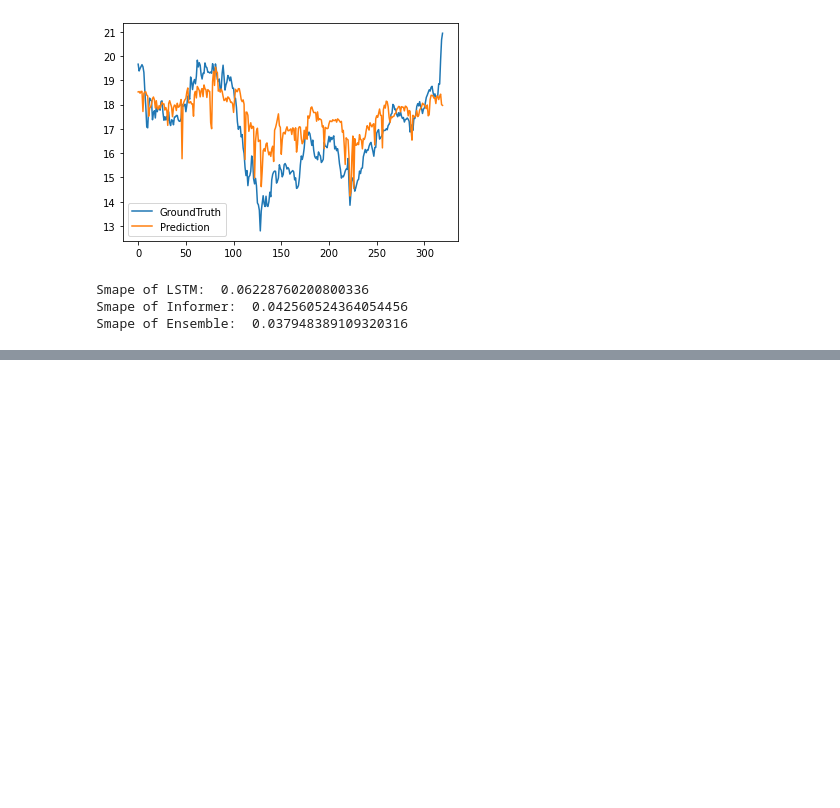
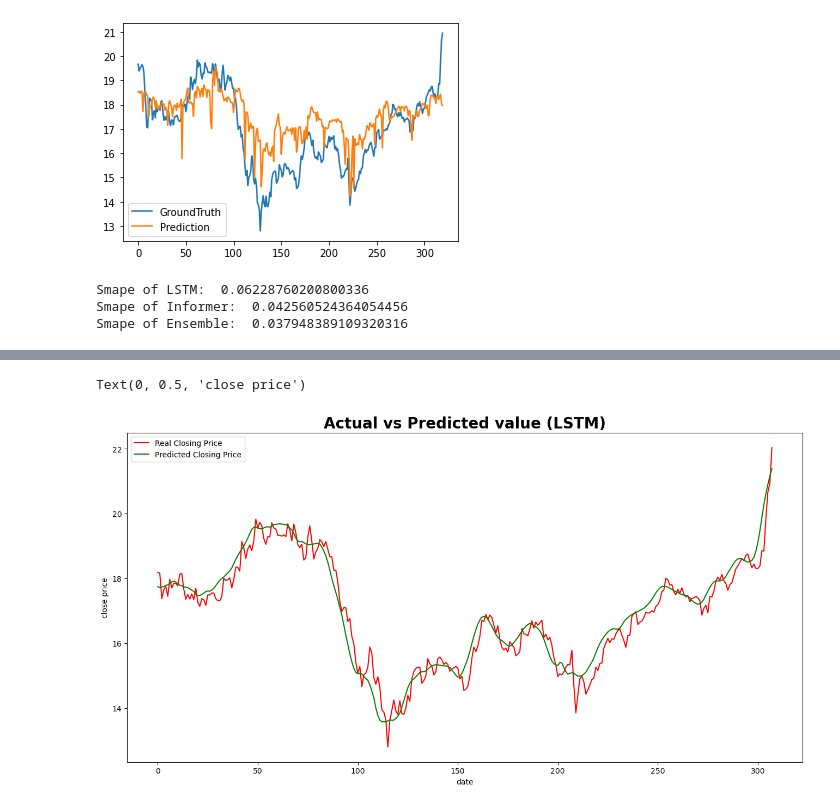
Before and after one commit to shanggao33/Data5703, a Jupyter notebook: Informer/bac_8col_fbsum_sentiment_3col@finbert_likes_sum_final/informer_bac_8col_fbsum_sentiment_3col.ipynb, the cells around one changed output, grey strips where cells are left out. Drawn from its saved outputs; the diff is of its cells as text; code cells hidden in the pictures; blank space fills up the shorter version.

```diff
--- a/Informer/bac_8col_fbsum_sentiment_3col@finbert_likes_sum_final/informer_bac_8col_fbsum_sentiment_3col.ipynb
+++ b/Informer/bac_8col_fbsum_sentiment_3col@finbert_likes_sum_final/informer_bac_8col_fbsum_sentiment_3col.ipynb
@@ -1971,0 +1981,19 @@ Smape of Ensemble:  0.037948389109320316
+# %%
+lstm_preds = lstm_preds + 0.5
+# %%
+# remove last 10 samples
+new_true = trues[:, 13, :]
+new_true = new_true[:-12]
+
+new_pred = lstm_preds[:-12]
+plt.figure(figsize=(16,8), dpi= 100, facecolor='w', edgecolor='k')
+
+plt.plot(new_true, color='red', label = 'Real Closing Price')
+plt.plot(new_pred, color='green', label = 'Predicted Closing Price')
+plt.legend(loc='best')
+plt.title('Actual vs Predicted value (LSTM)', size=20, weight='bold')
+plt.xlabel('date')
+plt.ylabel('close price')
+# %% [output]
+Text(0, 0.5, 'close price')
+[figure, added]
```
Also changed, not shown: parts of 2 cells of this notebook, 3 other files.
